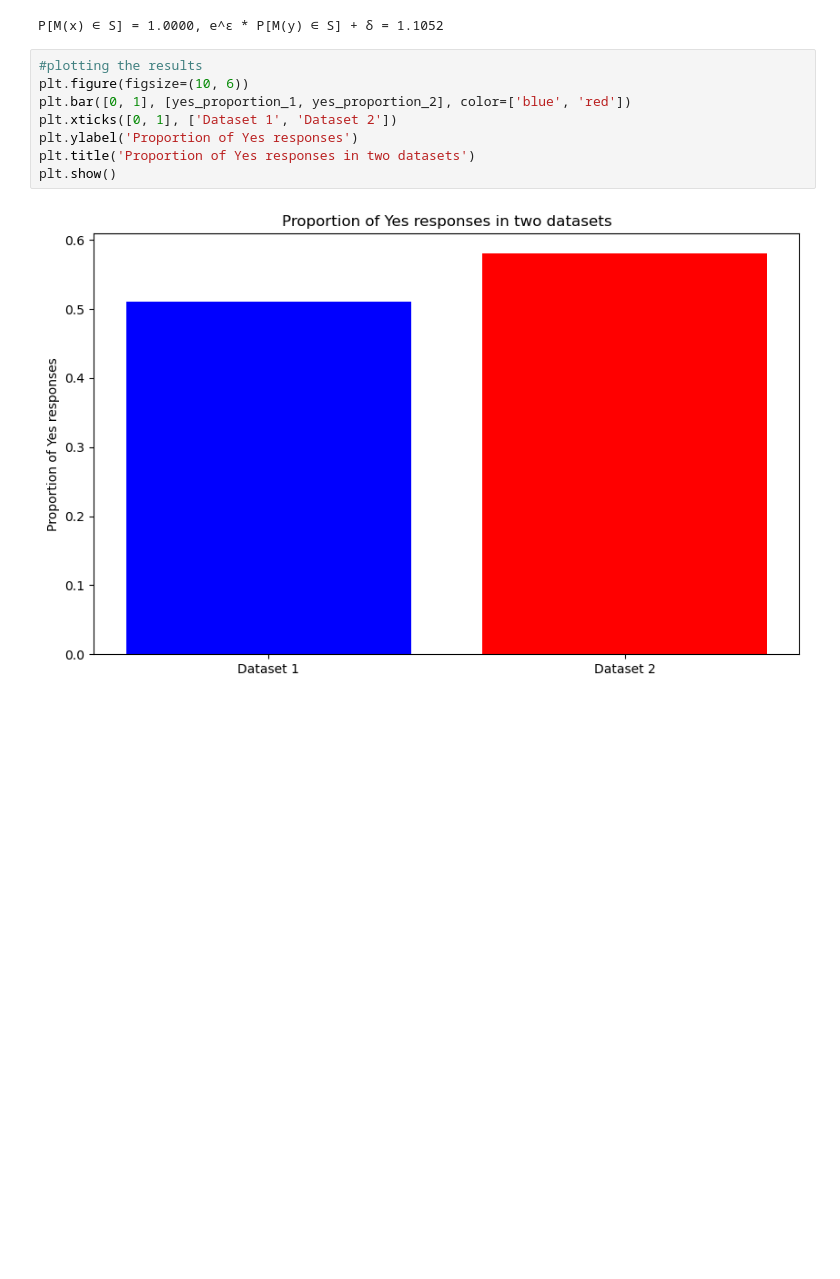
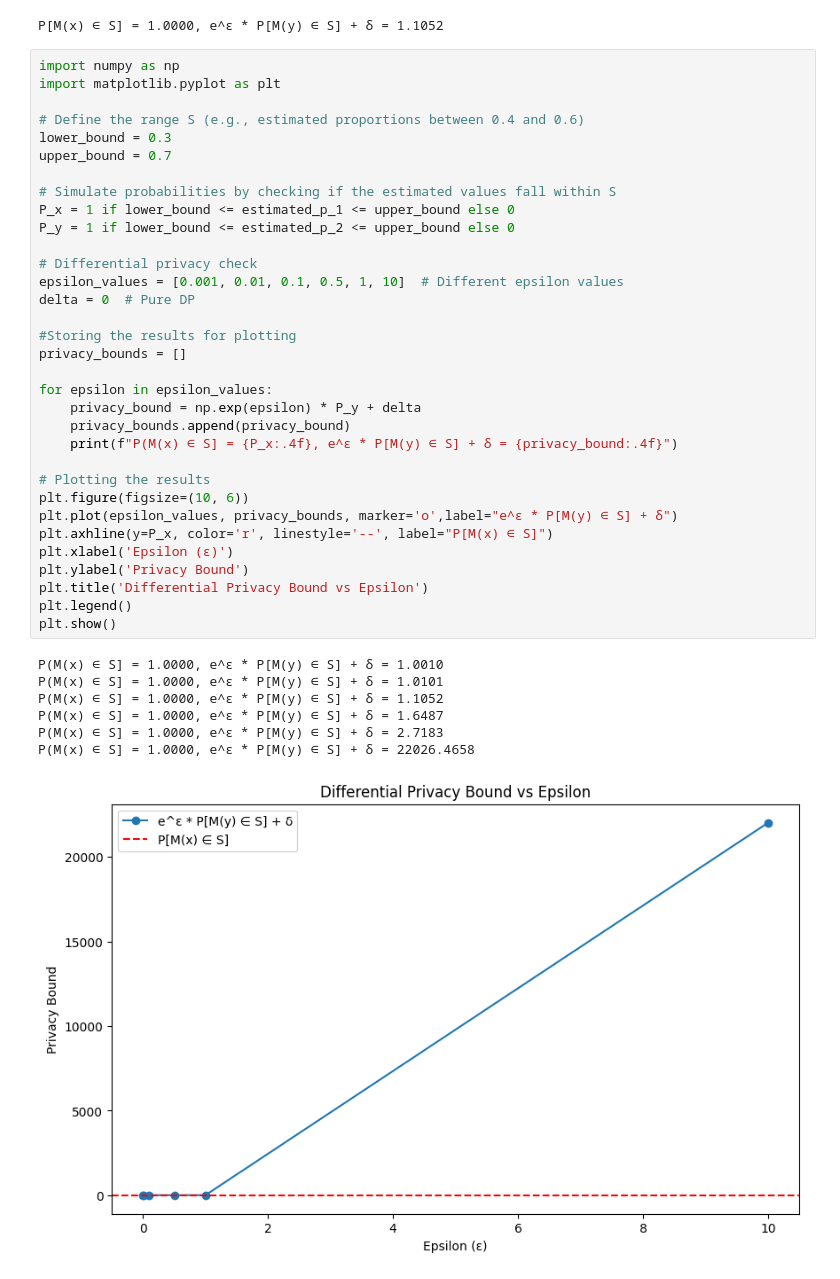
Before and after one commit to arwaguudle/Differential-Privacy, a Jupyter notebook: differencial_privacy_formula.ipynb, the cells around one changed output. Cells and saved outputs as stored; diff of their text form; blank space fills up the shorter version.

Commit message:
differential privacy formula

```diff
--- a/differencial_privacy_formula.ipynb
+++ b/differencial_privacy_formula.ipynb
@@ -113,13 +113,44 @@ privacy_bound = np.exp(epsilon) * P_y + delta
 print(f"P[M(x) ∈ S] = {P_x:.4f}, e^ε * P[M(y) ∈ S] + δ = {privacy_bound:.4f}")
 # %% [output]
 P[M(x) ∈ S] = 1.0000, e^ε * P[M(y) ∈ S] + δ = 1.1052
-# %%
-#plotting the results
-plt.figure(figsize=(10, 6))
-plt.bar([0, 1], [yes_proportion_1, yes_proportion_2], color=['blue', 'red'])
-plt.xticks([0, 1], ['Dataset 1', 'Dataset 2'])
-plt.ylabel('Proportion of Yes responses')
-plt.title('Proportion of Yes responses in two datasets')
-plt.show()
-# %% [output]
-[figure, removed]
+# %%
+import numpy as np
+import matplotlib.pyplot as plt
+
+# Define the range S (e.g., estimated proportions between 0.4 and 0.6)
+lower_bound = 0.3
+upper_bound = 0.7
+
+# Simulate probabilities by checking if the estimated values fall within S
+P_x = 1 if lower_bound <= estimated_p_1 <= upper_bound else 0
+P_y = 1 if lower_bound <= estimated_p_2 <= upper_bound else 0
+
+# Differential privacy check
+epsilon_values = [0.001, 0.01, 0.1, 0.5, 1, 10]  # Different epsilon values
+delta = 0  # Pure DP
+
+#Storing the results for plotting
+privacy_bounds = []
+
+for epsilon in epsilon_values:
+    privacy_bound = np.exp(epsilon) * P_y + delta
+    privacy_bounds.append(privacy_bound)
+    print(f"P(M(x) ∈ S] = {P_x:.4f}, e^ε * P[M(y) ∈ S] + δ = {privacy_bound:.4f}")
+
+# Plotting the results
+plt.figure(figsize=(10, 6))
+plt.plot(epsilon_values, privacy_bounds, marker='o',label="e^ε * P[M(y) ∈ S] + δ")
+plt.axhline(y=P_x, color='r', linestyle='--', label="P[M(x) ∈ S]")
+plt.xlabel('Epsilon (ε)')
+plt.ylabel('Privacy Bound')
+plt.title('Differential Privacy Bound vs Epsilon')
+plt.legend()
+plt.show()
+# %% [output]
+P(M(x) ∈ S] = 1.0000, e^ε * P[M(y) ∈ S] + δ = 1.0010
+P(M(x) ∈ S] = 1.0000, e^ε * P[M(y) ∈ S] + δ = 1.0101
+P(M(x) ∈ S] = 1.0000, e^ε * P[M(y) ∈ S] + δ = 1.1052
+P(M(x) ∈ S] = 1.0000, e^ε * P[M(y) ∈ S] + δ = 1.6487
+P(M(x) ∈ S] = 1.0000, e^ε * P[M(y) ∈ S] + δ = 2.7183
+P(M(x) ∈ S] = 1.0000, e^ε * P[M(y) ∈ S] + δ = 22026.4658
+[figure, added]
```
Also changed, not shown: parts of 2 cells of this notebook.
